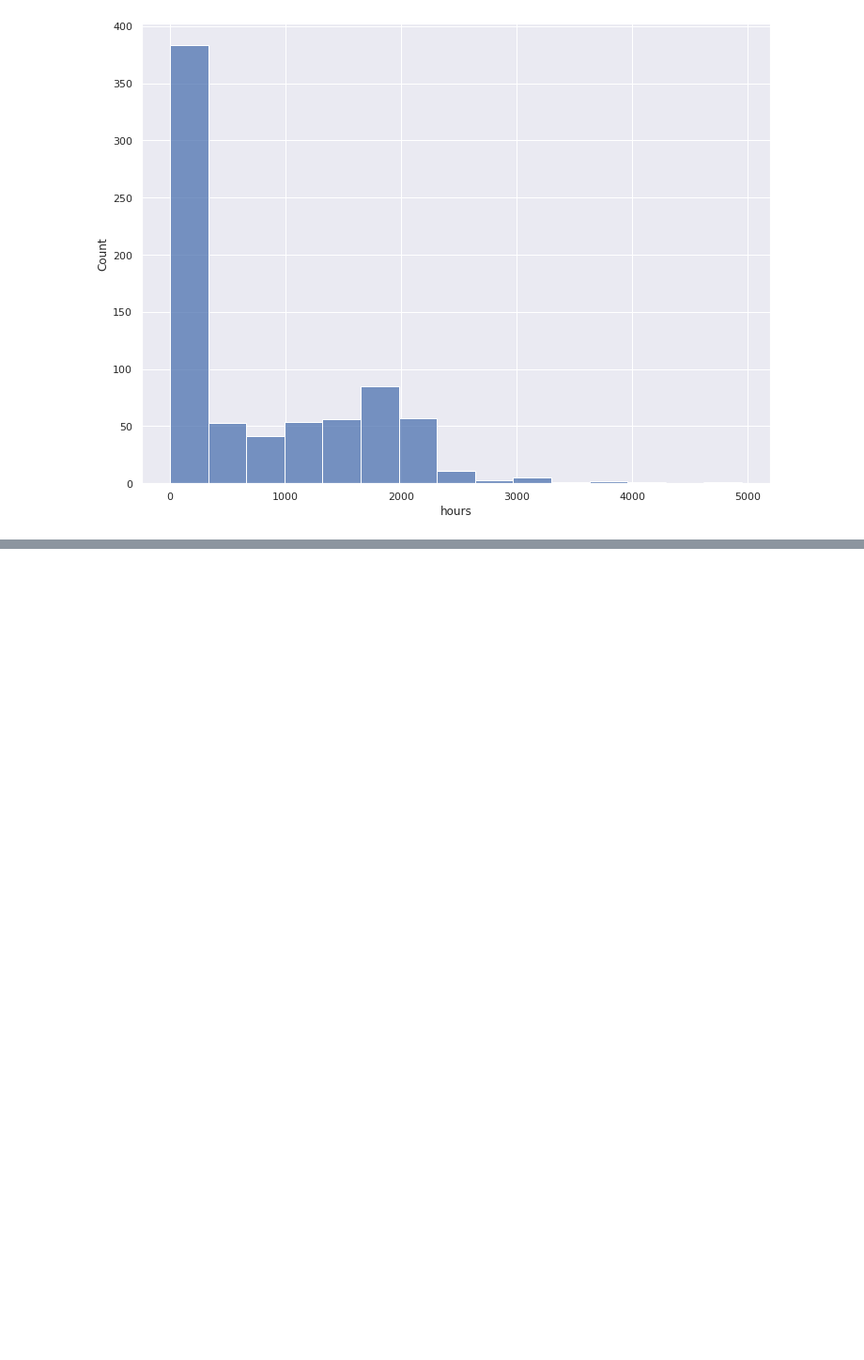
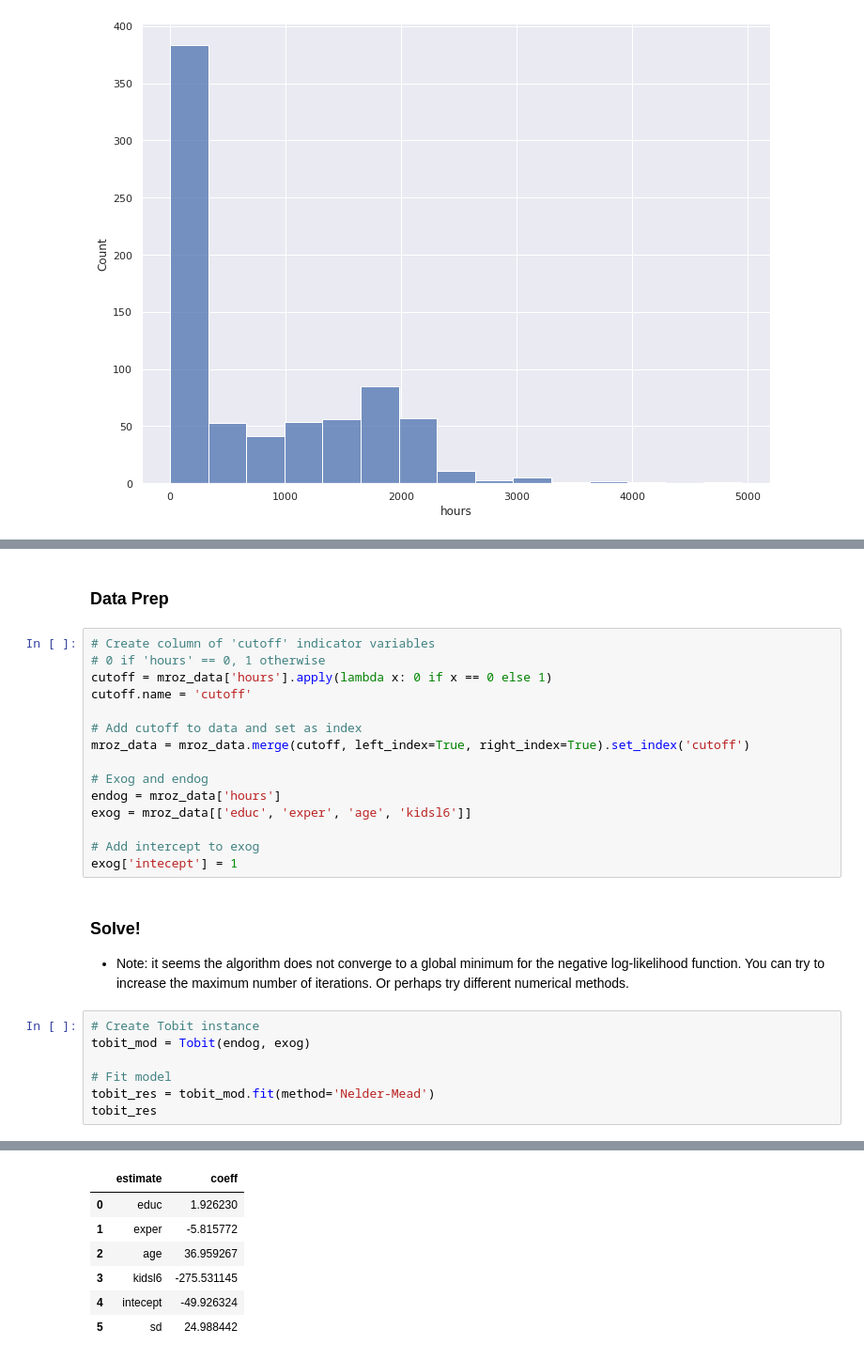
Before and after one commit to topher-lo/PyEC333, a Jupyter notebook: 5_binary_limited_outcomes.ipynb, the cells around one changed output, grey strips where cells are left out. Shown at 94% size. Cells and saved outputs as stored; diff of their text form; blank space fills up the shorter version.

Commit message:
Implement Tobit model

```diff
--- a/5_binary_limited_outcomes.ipynb
+++ b/5_binary_limited_outcomes.ipynb
@@ -263,0 +374,28 @@ Notes:
+# %% [markdown]
+### Data Prep
+# %%
+# Create column of 'cutoff' indicator variables
+# 0 if 'hours' == 0, 1 otherwise
+cutoff = mroz_data['hours'].apply(lambda x: 0 if x == 0 else 1)
+cutoff.name = 'cutoff'
+
+# Add cutoff to data and set as index
+mroz_data = mroz_data.merge(cutoff, left_index=True, right_index=True).set_index('cutoff')
+
+# Exog and endog
+endog = mroz_data['hours']
+exog = mroz_data[['educ', 'exper', 'age', 'kidsl6']]
+
+# Add intercept to exog
+exog['intecept'] = 1
+# %% [markdown]
+### Solve!
+- Note: it seems the algorithm does not converge to a global minimum for the negative log-likelihood function. You can try to increase the maximum number of iterations. Or perhaps try different numerical methods.
+# %%
+# Create Tobit instance
+tobit_mod = Tobit(endog, exog)
+
+# Fit model
+tobit_res = tobit_mod.fit(method='Nelder-Mead')
+tobit_res
+# %% [output]
@@ -263,0 +403,7 @@ Notes:
+|  | estimate | coeff |
+| 0 | educ | 1.926230 |
+| 1 | exper | -5.815772 |
+| 2 | age | 36.959267 |
+| 3 | kidsl6 | -275.531145 |
+| 4 | intecept | -49.926324 |
+| 5 | sd | 24.988442 |
```
Also changed, not shown: parts of 14 cells of this notebook.
